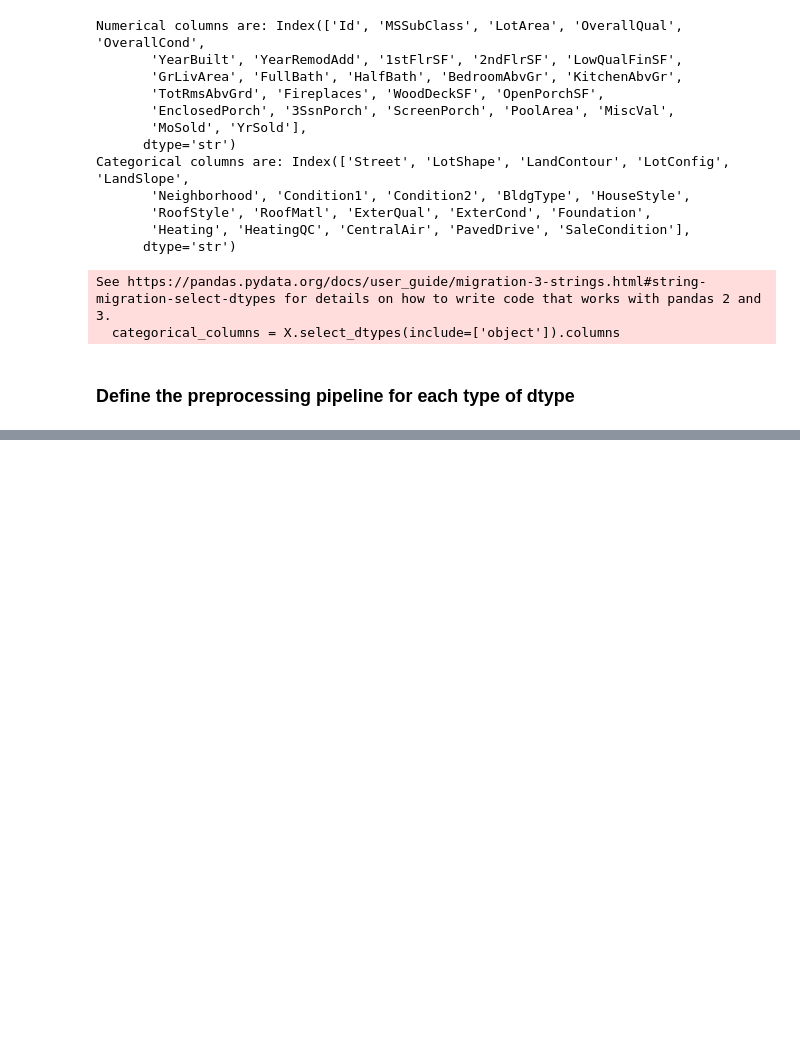
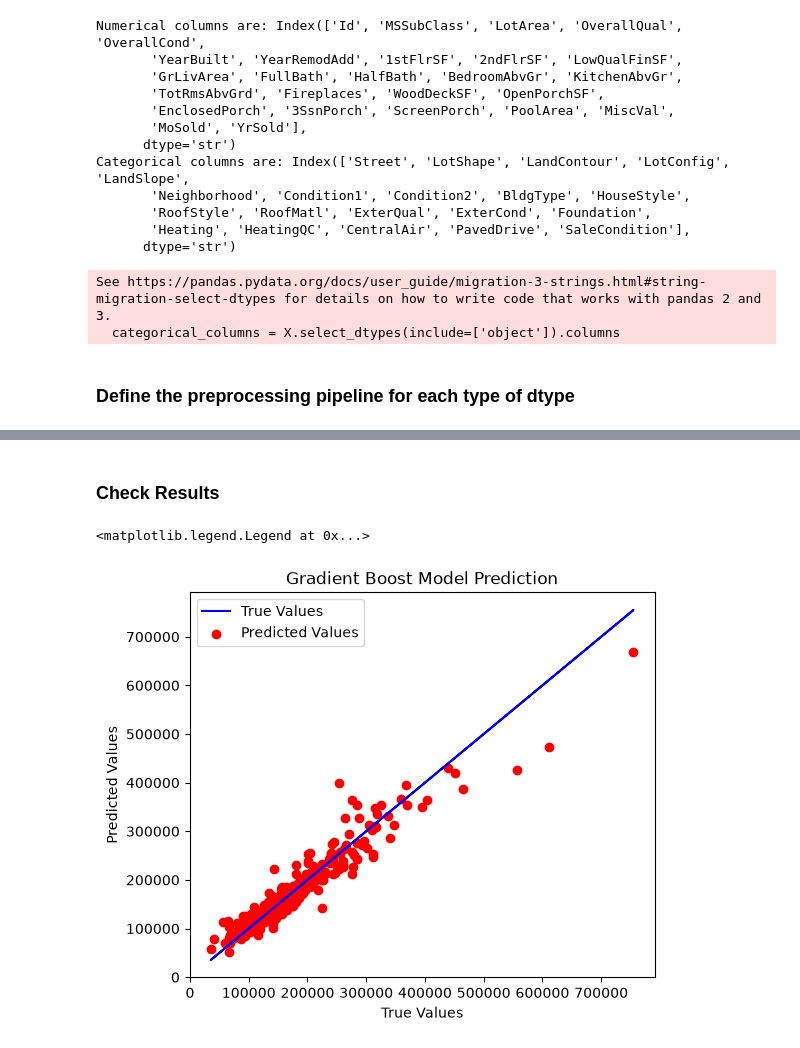
Before and after one commit to RobertMatei35/DataScienceProjects, a Jupyter notebook: Beginner/HousePriceRegression/HousePriceRegression.ipynb, the cells around one changed output, grey strips where cells are left out. Cells and saved outputs as stored; diff of their text form; code cells hidden in the pictures; blank space fills up the shorter version.

```diff
--- a/Beginner/HousePriceRegression/HousePriceRegression.ipynb
+++ b/Beginner/HousePriceRegression/HousePriceRegression.ipynb
@@ -247,0 +310,13 @@ R2 Score: 0.7930217094157523
+# %% [markdown]
+### Check Results
+# %%
+plt.figure(figsize=(6, 5))
+plt.plot(y_test, y_test, color = 'b', label = 'True Values')
+plt.scatter(y_test, y_hat, c = 'r', label = 'Predicted Values')
+plt.title('Gradient Boost Model Prediction')
+plt.xlabel('True Values')
+plt.ylabel('Predicted Values')
+plt.legend()
+# %% [output]
+<matplotlib.legend.Legend at 0x...>
+[figure, added]
```
Also changed, not shown: parts of 13 cells of this notebook.
